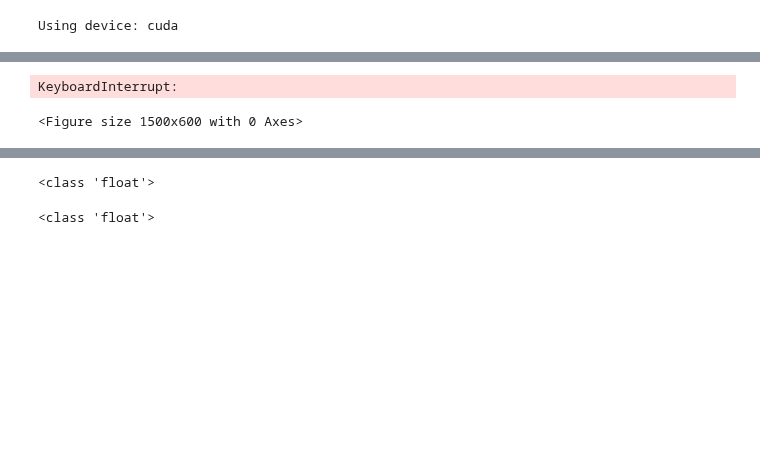
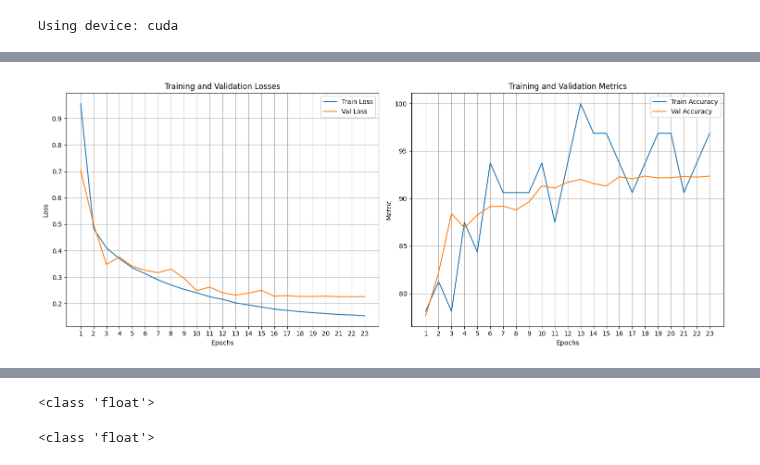
Before and after one commit to FutureGoose/OctaCycleCNN, a Jupyter notebook: exercises/w4/lek_functions_mnist.ipynb, the cells around one changed output, grey strips where cells are left out. Drawn from its saved outputs; the diff is of its cells as text; code cells hidden in the pictures; blank space fills up the shorter version.

```diff
--- a/exercises/w4/lek_functions_mnist.ipynb
+++ b/exercises/w4/lek_functions_mnist.ipynb
@@ -49,7 +49,9 @@ from torch.optim.lr_scheduler import StepLR
 import sys
 from pathlib import Path
 
-utils_dir = Path('/home/gustaf/projects/deeplearning/utils')
+
+# sys.path.append(str(utils_dir))
+utils_dir = Path('/home/goose/projects/deeplearning/utils')
 sys.path.append(str(utils_dir))
 from metrics import precision, recall, f1_score
 from trainer import ModelTrainer
@@ -61,43 +63,60 @@ class Net(nn.Module):
         super().__init__()
 
         # conv layers
-        self.conv1 = nn.Conv2d(in_channels=1, out_channels=8, kernel_size=3, stride=1, padding=1)
-        self.conv2 = nn.Conv2d(in_channels=8, out_channels=16, kernel_size=3, stride=1, padding=1)
+        self.conv1 = nn.Conv2d(in_channels=1, out_channels=32, kernel_size=3, stride=1, padding=1)
+        self.conv2 = nn.Conv2d(in_channels=32, out_channels=64, kernel_size=3, stride=1, padding=1)
+        self.conv3 = nn.Conv2d(in_channels=64, out_channels=128, kernel_size=3, stride=1, padding=1)
         self.pool = nn.MaxPool2d(kernel_size=2, stride=2)
-        self.bn1 = nn.BatchNorm2d(8)  # batch norm after first conv
-        self.bn2 = nn.BatchNorm2d(16)  # batch norm after second conv
-
+        self.bn1 = nn.BatchNorm2d(32)  # batch norm after first conv
+        self.bn2 = nn.BatchNorm2d(64)  # batch norm after second conv
+        self.bn3 = nn.BatchNorm2d(128)  # batch norm after third conv
         # size calculation
+        # 28x28 → conv1: 28x28
         # 28x28 → conv2: 28x28 → pool: 14x14
-        # 14x14 → conv2: 14x14 → pool: 7x7
-        # 7x7 → flatten: 7 * 7 * 16 = 784
-        flattened_size = 784
+        # 14x14 → conv3: 14x14 → pool: 7x7
+        # 7x7 → flatten: 7 * 7 * 128 = 6272
+        flattened_size = 6272
 
         # fully connected layers
         self.flatten = nn.Flatten()
-        self.fc = nn.Linear(flattened_size, output_size)  # direct output layer
+        self.fc = nn.Linear(flattened_size, 2048)
+        self.fc2 = nn.Linear(2048, 2048)
+        self.fc3 = nn.Linear(2048, 1024)
+        self.fc4 = nn.Linear(1024, 512)
+        self.fc5 = nn.Linear(512, 256)
+        self.fc6 = nn.Linear(256, output_size)
 
         self.relu = nn.ReLU()
         self.dropout = nn.Dropout(0.3)  # regularization
+        self.dropout2 = nn.Dropout(0.5)
 
     def forward(self, x):
         # conv1 + batch norm + pooling
-        x = self.pool(self.bn1(self.relu(self.conv1(x))))
+        x = self.relu(self.conv1(x))
         # conv2 + batch norm + pooling
         x = self.pool(self.bn2(self.relu(self.conv2(x))))
+        # conv3 + batch norm + pooling
+        x = self.pool(self.bn3(self.relu(self.conv3(x))))
 
         # flatten and fully connected layer
         x = self.flatten(x)
+        x = self.fc(self.relu(x))
+        x = self.dropout2(x)
+        x = self.fc2(self.relu(x))
         x = self.dropout(x)
-        x = self.fc(x)
+        x = self.fc3(self.relu(x))
+        x = self.dropout(x)
+        x = self.fc4(self.relu(x))
+        x = self.dropout(x)
+        x = self.fc5(x)
         return x
 
 # initialize model
 model = Net(input_size=28*28, output_size=10)
 # initialize optimizer
-optimizer = Adadelta(model.parameters(), lr=1, weight_decay=0.002)
+optimizer = Adadelta(model.parameters(), lr=1, weight_decay=0.01)
 # initialize scheduler
-scheduler = StepLR(optimizer, step_size=1, gamma=0.7)
+scheduler = StepLR(optimizer, step_size=1, gamma=0.8)
 
 # initialize trainer
 trainer = ModelTrainer(
@@ -106,7 +125,7 @@ trainer = ModelTrainer(
     loss_fn=nn.CrossEntropyLoss(),
     optimizer=optimizer,
     scheduler=scheduler,
-    batch_size=512,
+    batch_size=64,
     verbose=True,
     early_stopping_patience=5,
     early_stopping_delta=0.001,
@@ -117,6 +136,6 @@ trainer = ModelTrainer(
 trained_model = trainer.train(
     training_set=trainset,
     val_set=valset,
-    num_epochs=10
+    num_epochs=100
 )
 # %% [output]
@@ -134,4 +157,3 @@ EarlyStopping counter: 4 out of 5
 EarlyStopping counter: 5 out of 5
 🚨 Early stopping triggered.
-KeyboardInterrupt:
-<Figure size 1500x600 with 0 Axes>
+[figure, added]
```
Also changed, not shown: parts of 3 cells of this notebook, 2 other files.
